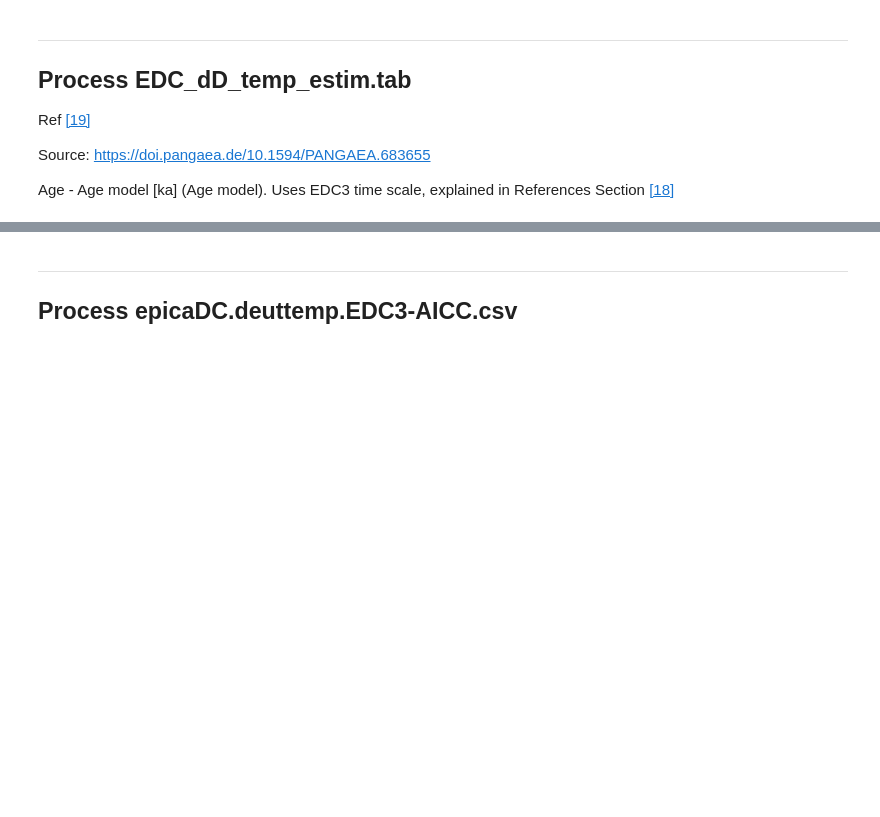
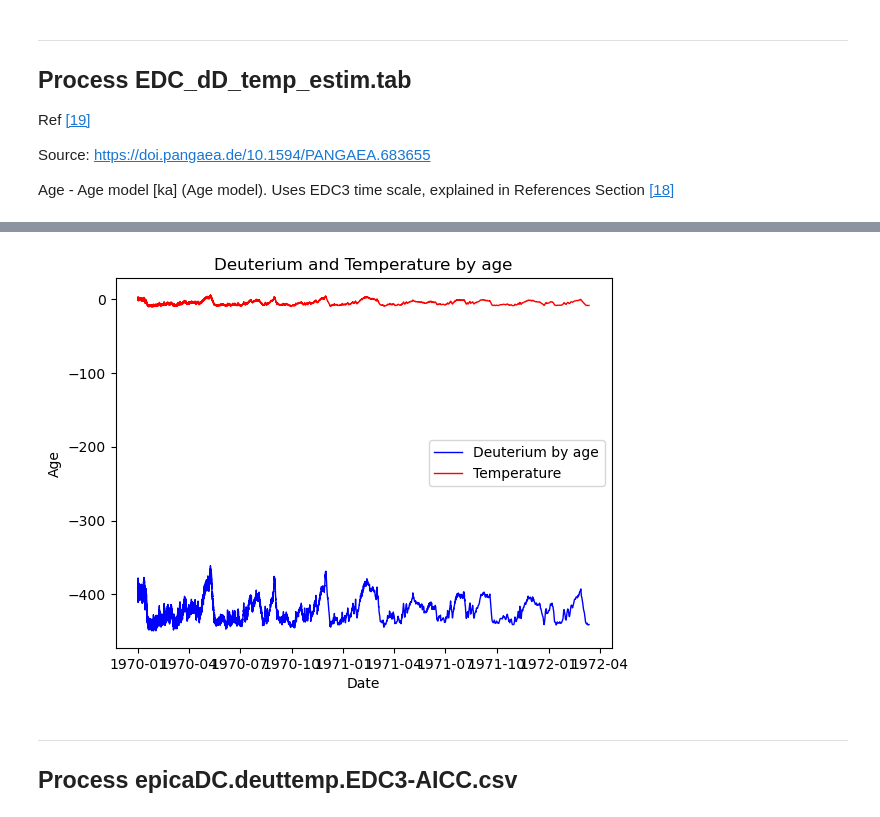
Before and after one commit to cpjm/pfda_project1, a Jupyter notebook: pfda_project2/project2.ipynb, the cells around one changed output, grey strips where cells are left out. Drawn from its saved outputs; the diff is of its cells as text; code cells hidden in the pictures; blank space fills up the shorter version.

```diff
--- a/pfda_project2/project2.ipynb
+++ b/pfda_project2/project2.ipynb
@@ -1077,3 +1122,14 @@ plt.show()
+# %%
+fig = plt.figure()
+plt.plot_date(EDC_dD_temp_estim['age'], EDC_dD_temp_estim['deuterium'], '-b',label='Deuterium by age',linewidth=1)
+plt.plot_date(EDC_dD_temp_estim['age'], EDC_dD_temp_estim['temp'], '-r',label='Temperature',linewidth=1)
+plt.legend(loc="best")
+plt.xlabel('Date')
+plt.ylabel('Age')
+plt.title('Deuterium and Temperature by age')
+plt.show()
+# %% [output]
+[figure, added]
 # %% [markdown]
 ***
 ## Process epicaDC.deuttemp.EDC3-AICC.csv
```
Also changed, not shown: parts of 25 cells of this notebook, 10 other files.
